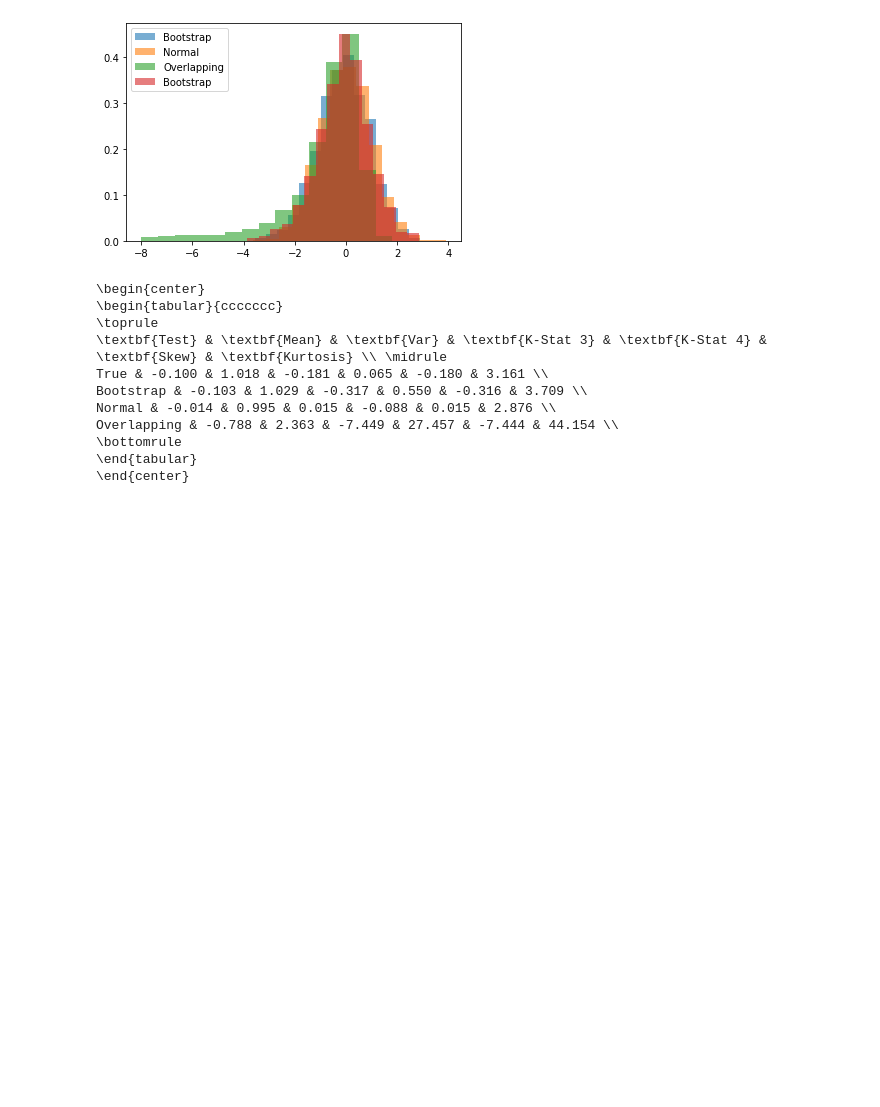
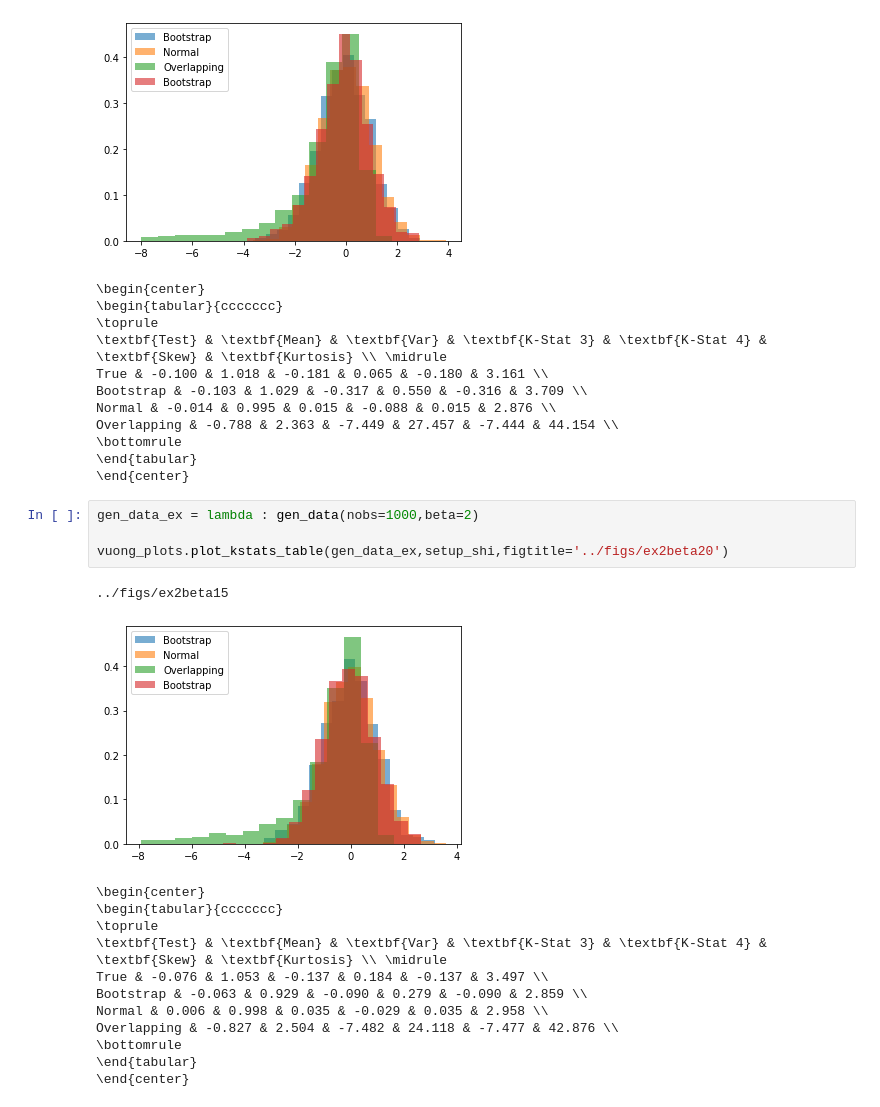
Before and after one commit to ericschulman/testing, a Jupyter notebook: shi_ex2/kstats_table.ipynb, the cells around one changed output. Cells and saved outputs as stored; diff of their text form; blank space fills up the shorter version.

```diff
--- a/shi_ex2/kstats_table.ipynb
+++ b/shi_ex2/kstats_table.ipynb
@@ -136,3 +133,21 @@ Overlapping & -0.788 & 2.363 & -7.449 & 27.457 & -7.444 & 44.154 \\
 \bottomrule
 \end{tabular}
 \end{center}
+# %%
+gen_data_ex = lambda : gen_data(nobs=1000,beta=2)
+
+vuong_plots.plot_kstats_table(gen_data_ex,setup_shi,figtitle='../figs/ex2beta20')
+# %% [output]
+../figs/ex2beta15
+[figure, added]
+\begin{center}
+\begin{tabular}{ccccccc}
+\toprule
+\textbf{Test} & \textbf{Mean} & \textbf{Var} & \textbf{K-Stat 3} & \textbf{K-Stat 4} & \textbf{Skew} & \textbf{Kurtosis} \\ \midrule
+True & -0.076 & 1.053 & -0.137 & 0.184 & -0.137 & 3.497 \\
+Bootstrap & -0.063 & 0.929 & -0.090 & 0.279 & -0.090 & 2.859 \\
+Normal & 0.006 & 0.998 & 0.035 & -0.029 & 0.035 & 2.958 \\
+Overlapping & -0.827 & 2.504 & -7.482 & 24.118 & -7.477 & 42.876 \\
+\bottomrule
+\end{tabular}
+\end{center}
```
Also changed, not shown: parts of 1 cell of this notebook, 1 other file.
